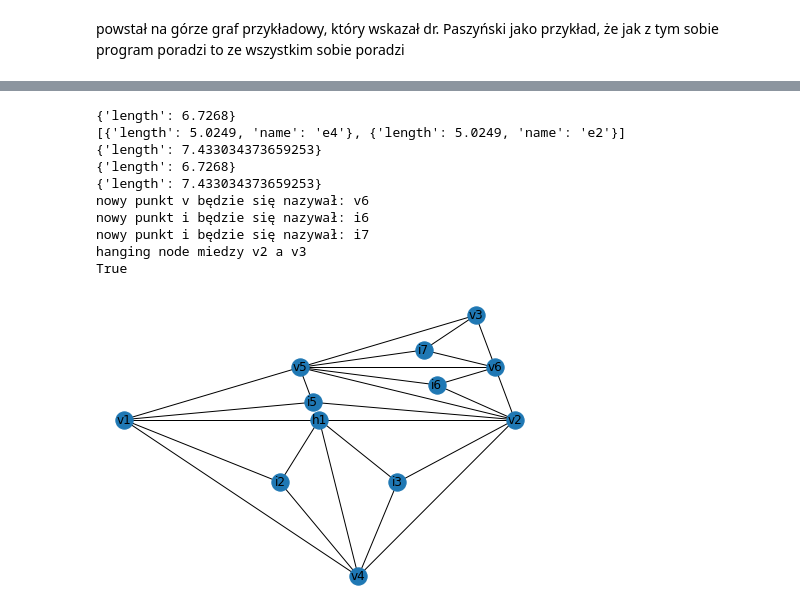
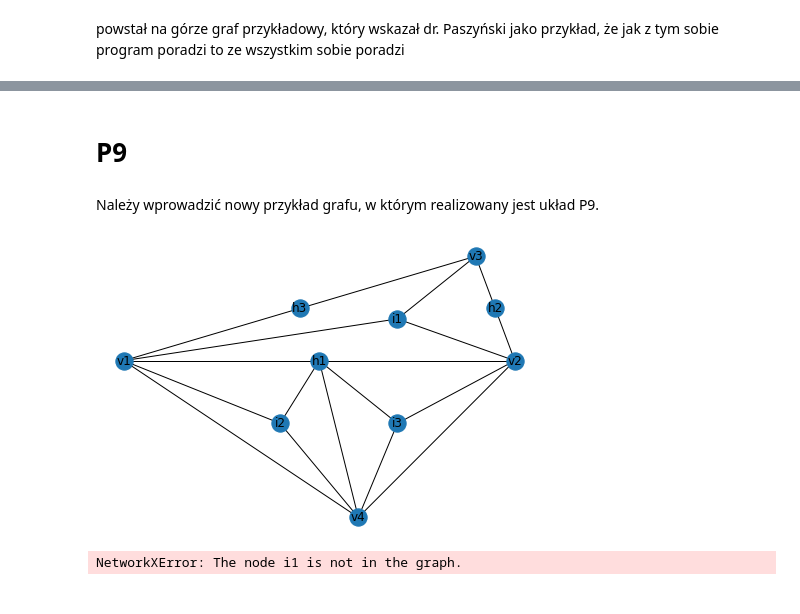
Before and after one commit to jakubxy666/Terrain, a Jupyter notebook: CADY-ULTIMATE2.ipynb, the cells around one changed output, grey strips where cells are left out. Drawn from its saved outputs; the diff is of its cells as text; code cells hidden in the pictures.

```diff
--- a/CADY-ULTIMATE2.ipynb
+++ b/CADY-ULTIMATE2.ipynb
@@ -607,14 +1025,2 @@ True
-# %%
-print(find_graph_P5(G, "i4"))
-# %% [output]
-{'length': 6.7268}
-[{'length': 5.0249, 'name': 'e4'}, {'length': 5.0249, 'name': 'e2'}]
-{'length': 7.433034373659253}
-{'length': 6.7268}
-{'length': 7.433034373659253}
-nowy punkt v będzie się nazywał: v6
-nowy punkt i będzie się nazywał: i6
-nowy punkt i będzie się nazywał: i7
-hanging node miedzy v2 a v3
-True
-[figure, removed]
+# %% [markdown]
+# P9
@@ -620,0 +1198,2 @@ True
+# %% [markdown]
+Należy wprowadzić nowy przykład grafu, w którym realizowany jest układ P9.
@@ -620,0 +1244,9 @@ True
+# %%
+G2 = get_another_test_graph()
+nx.draw(G2, build_pos_dict(G2), with_labels = True)
+# %% [output]
+[figure, added]
+# %%
+find_graph_P9(G, "i1")
+# %% [output]
+NetworkXError: The node i1 is not in the graph.
```
Also changed, not shown: parts of 24 cells of this notebook.
